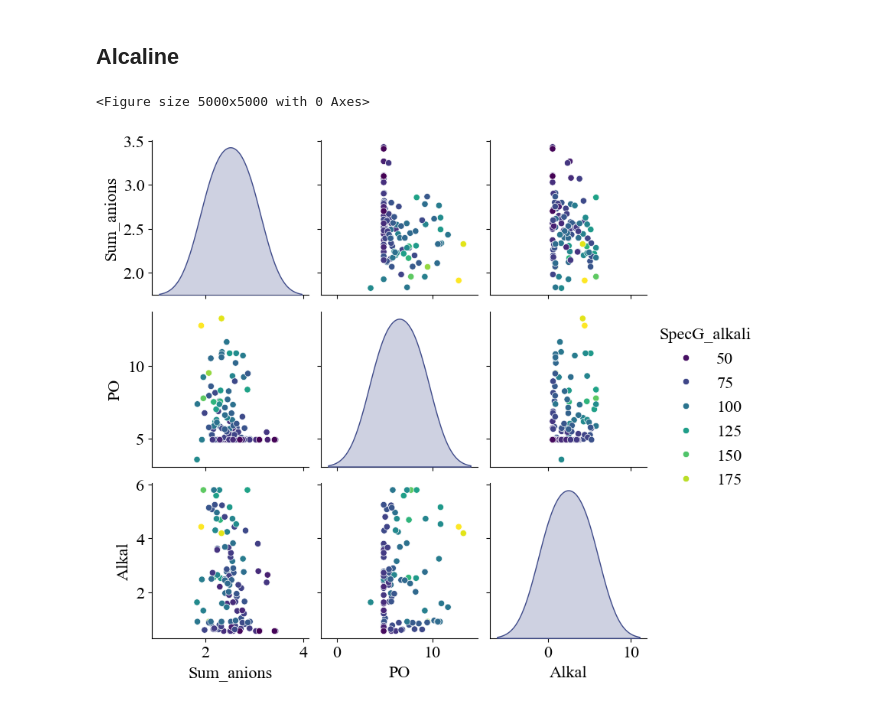
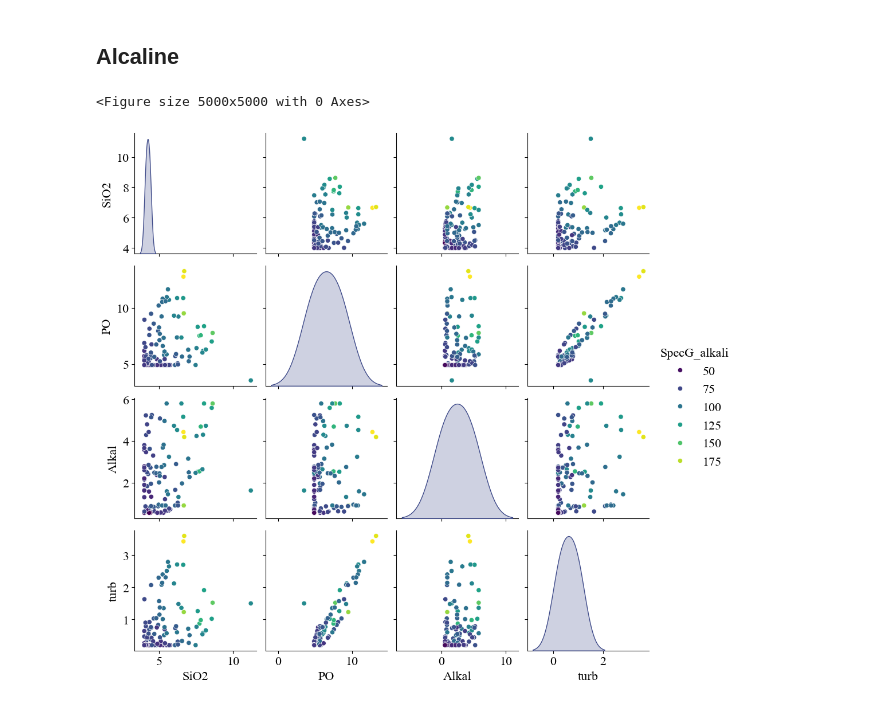
Before and after one commit to caapel/ion_exchange, a Jupyter notebook: ExplorerDataAnalisys.ipynb, the cells around one changed output. Drawn from its saved outputs; the diff is of its cells as text; code cells hidden in the pictures.

```diff
--- a/ExplorerDataAnalisys.ipynb
+++ b/ExplorerDataAnalisys.ipynb
@@ -17,7 +17,8 @@ df = df_raw.copy()
             inplace=True)'''
 
 df.drop(columns=['reg_date', 'G_acid', 'G_alkali', 'SpecG_acid(eq)', 'SpecG_alkali(eq)',
-                 'SpecG_acid', 'SpecG_alkali', 'Acid_alkali_ratio', 'F_cycle', 'uepp_end', 'SiO2_end'],
+                 'SpecG_acid', 'SpecG_alkali', 'Acid_alkali_ratio', 'F_cycle', 'uepp_end', 'SiO2_end',
+                 'Аl3+', 'NO', 'Сl', 'Са2', 'Mg2_max', 'Na_K_max', 'SO2'],
         inplace=True)
 
 df
@@ -288,7 +268,7 @@ pairplot(df=df_Acid[['Sum_cations', 'PO', 'pH', 'SpecG_acid']], hue = 'SpecG_aci
 # %% [markdown]
 ## Alcaline
 # %%
-pairplot(df=df_Alcaline[['Sum_anions', 'PO', 'Alkal', 'SpecG_alkali']], hue = 'SpecG_alkali')
+pairplot(df=df_Alcaline[['SiO2', 'PO', 'Alkal', 'turb', 'SpecG_alkali']], hue = 'SpecG_alkali')
 # %% [output]
 <Figure size 5000x5000 with 0 Axes>
-[figure, old version]
+[figure, new version]
```
Also changed, not shown: parts of 22 cells of this notebook.
